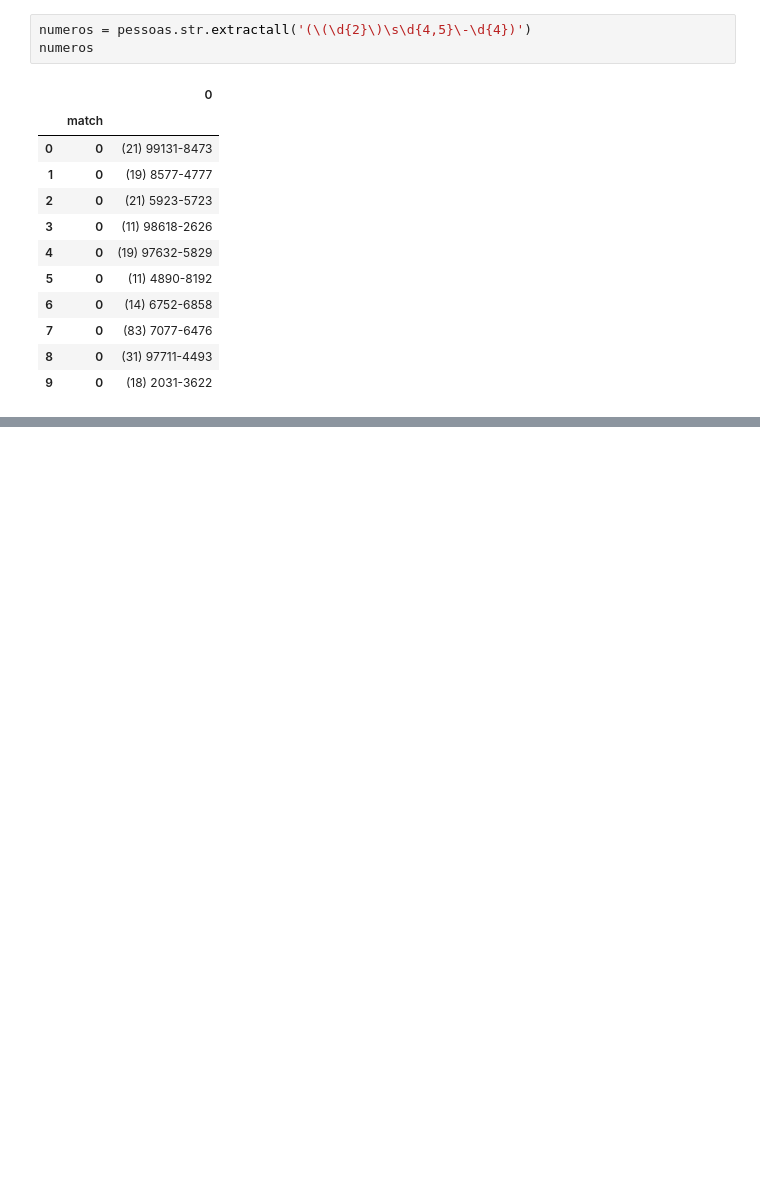
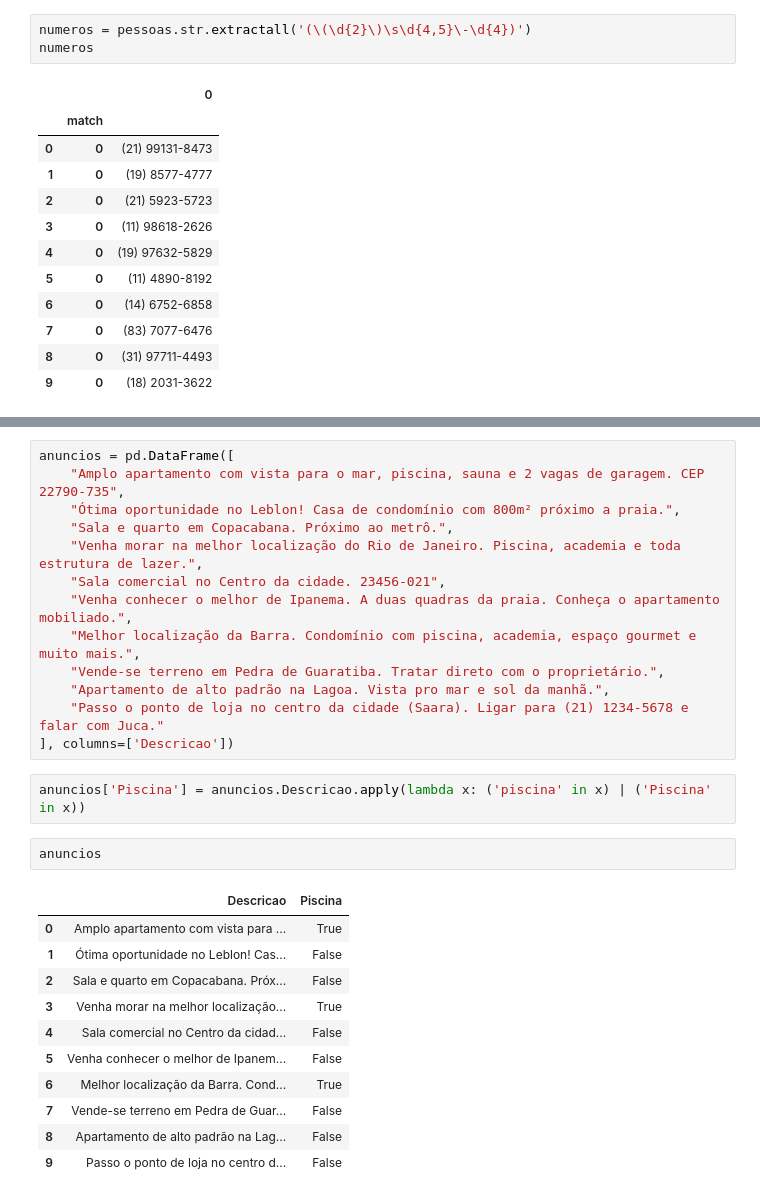
Before and after one commit to biamouras/alura-pandas-ds, a Jupyter notebook: 05_pandas_avancado/exercicios.ipynb, the cells around one changed output, grey strips where cells are left out. Saved outputs shown, nothing was run; the diff lists cells and outputs as text; blank space fills up the shorter version.

```diff
--- a/05_pandas_avancado/exercicios.ipynb
+++ b/05_pandas_avancado/exercicios.ipynb
@@ -532,0 +539,29 @@ df
+# %%
+anuncios = pd.DataFrame([
+    "Amplo apartamento com vista para o mar, piscina, sauna e 2 vagas de garagem. CEP 22790-735",
+    "Ótima oportunidade no Leblon! Casa de condomínio com 800m² próximo a praia.",
+    "Sala e quarto em Copacabana. Próximo ao metrô.",
+    "Venha morar na melhor localização do Rio de Janeiro. Piscina, academia e toda estrutura de lazer.",
+    "Sala comercial no Centro da cidade. 23456-021",
+    "Venha conhecer o melhor de Ipanema. A duas quadras da praia. Conheça o apartamento mobiliado.",
+    "Melhor localização da Barra. Condomínio com piscina, academia, espaço gourmet e muito mais.",
+    "Vende-se terreno em Pedra de Guaratiba. Tratar direto com o proprietário.",
+    "Apartamento de alto padrão na Lagoa. Vista pro mar e sol da manhã.",
+    "Passo o ponto de loja no centro da cidade (Saara). Ligar para (21) 1234-5678 e falar com Juca."
+], columns=['Descricao'])
+# %%
+anuncios['Piscina'] = anuncios.Descricao.apply(lambda x: ('piscina' in x) | ('Piscina' in x))
+# %%
+anuncios
+# %% [output]
+|  | Descricao | Piscina |
+| 0 | Amplo apartamento com vista para ... | True |
+| 1 | Ótima oportunidade no Leblon! Cas... | False |
+| 2 | Sala e quarto em Copacabana. Próx... | False |
+| 3 | Venha morar na melhor localização... | True |
+| 4 | Sala comercial no Centro da cidad... | False |
+| 5 | Venha conhecer o melhor de Ipanem... | False |
+| 6 | Melhor localização da Barra. Cond... | True |
+| 7 | Vende-se terreno em Pedra de Guar... | False |
+| 8 | Apartamento de alto padrão na Lag... | False |
+| 9 | Passo o ponto de loja no centro d... | False |
```
Also changed, not shown: parts of 24 cells of this notebook, 1 other file.
